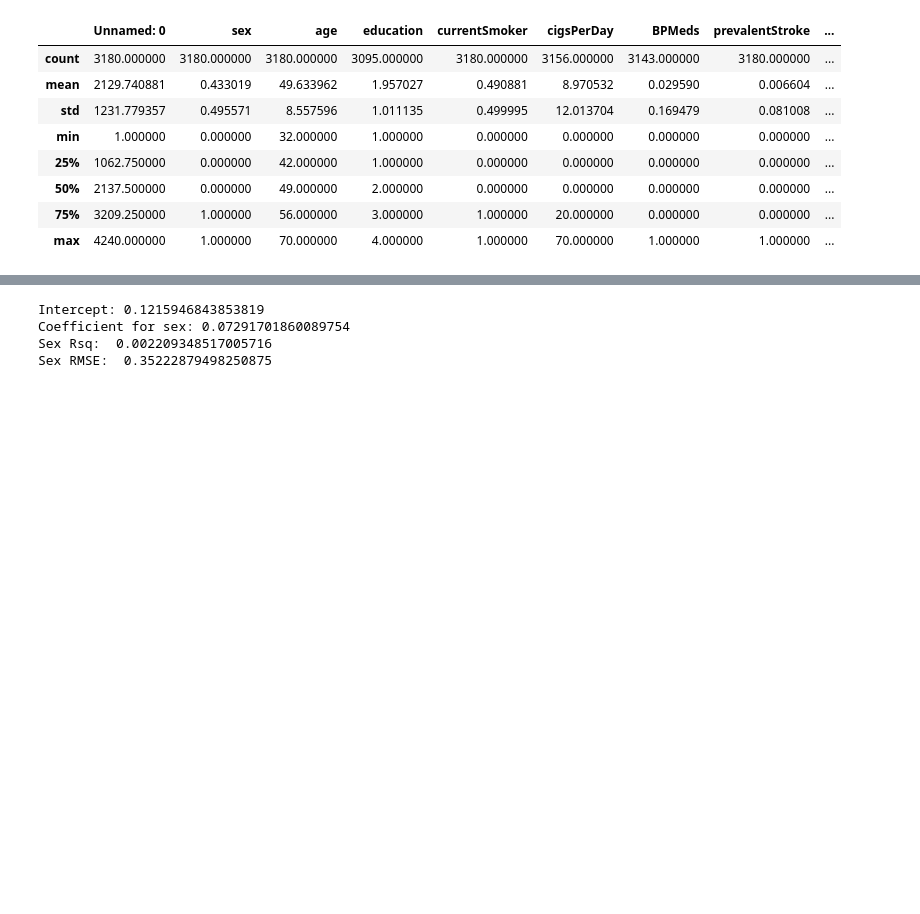
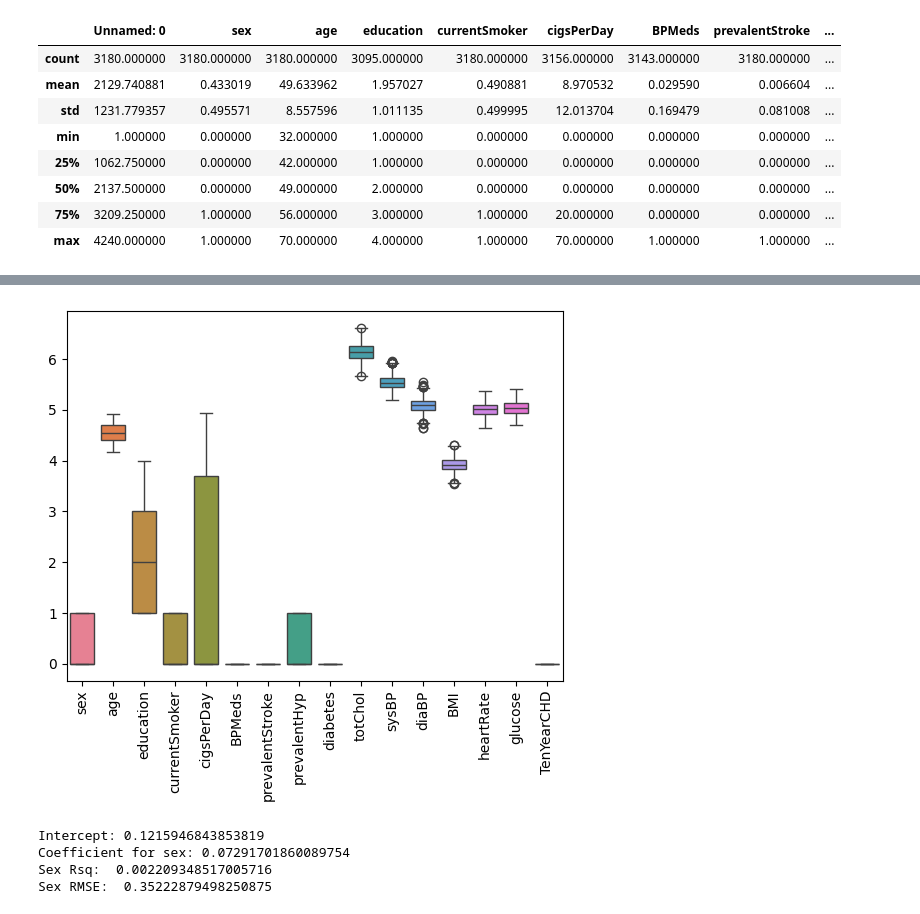
Before and after one commit to LindaMjw/project_chd, a Jupyter notebook: Training.ipynb, the cells around one changed output, grey strips where cells are left out. Cells and saved outputs as stored; diff of their text form; code cells hidden in the pictures; blank space fills up the shorter version.

```diff
--- a/Training.ipynb
+++ b/Training.ipynb
@@ -223,0 +228,6 @@ sns.boxplot(data=df0)
+# %%
+sns.boxplot(data=df_filtered)
+plt.xticks(rotation=90) #rotate the x-axis label
+plt.show()
+# %% [output]
+[figure, added]
```
Also changed, not shown: parts of 11 cells of this notebook.
